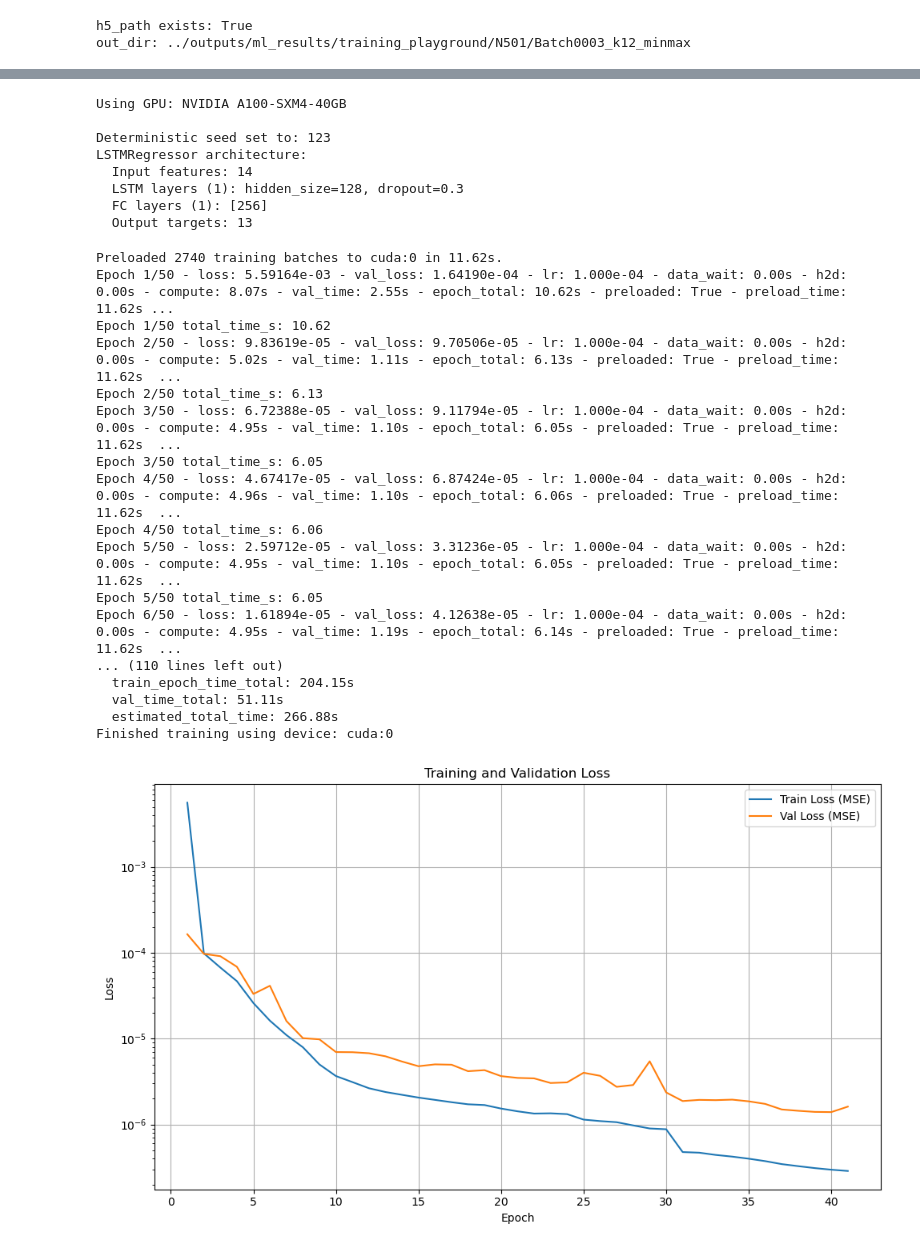
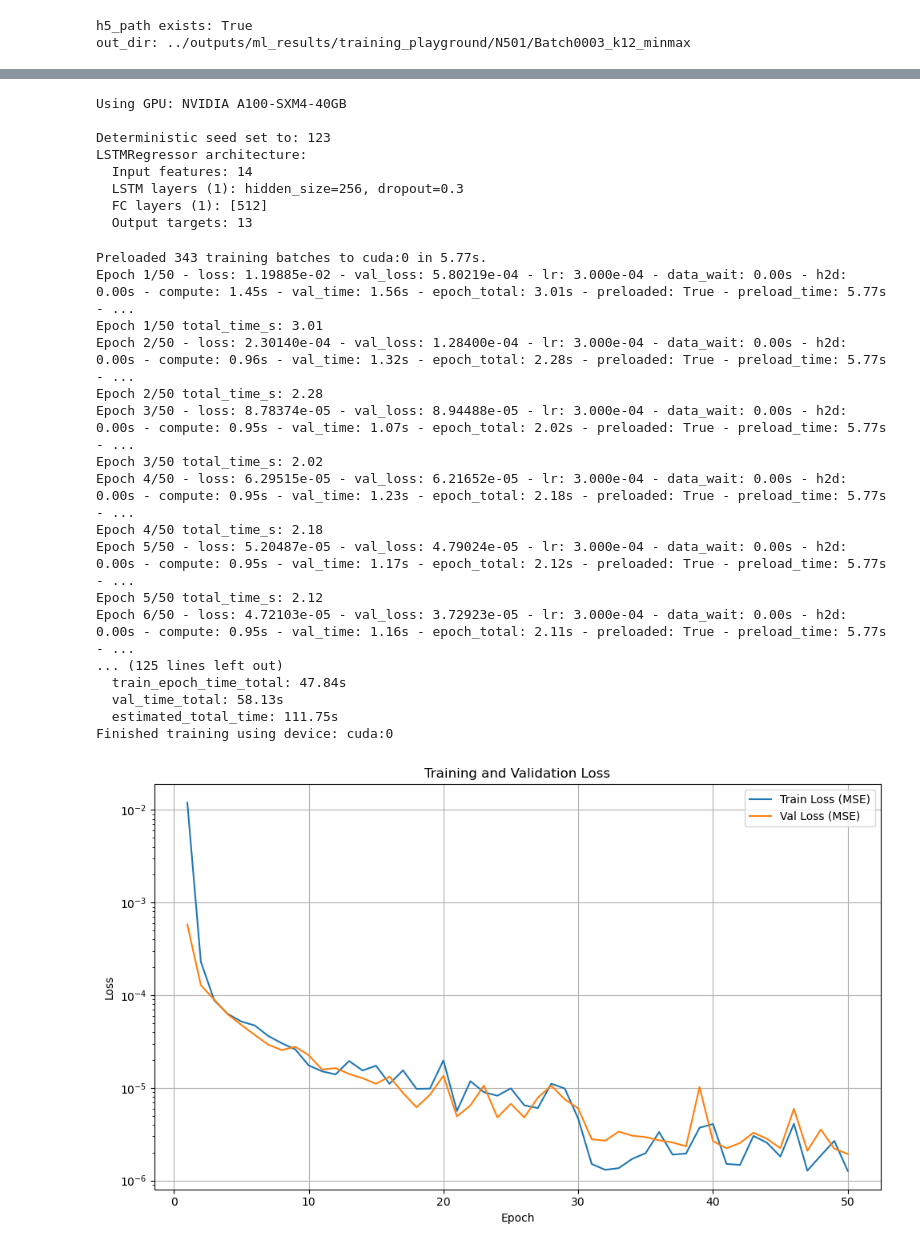
Before and after one commit to LoganAlexanderBurnett/RABL, a Jupyter notebook: scripts/training_playground.ipynb, the cells around one changed output, grey strips where cells are left out. Cells and saved outputs as stored; diff of their text form; code cells hidden in the pictures.

Commit message:
test BS=512, 1024 for N=501

```diff
--- a/scripts/training_playground.ipynb
+++ b/scripts/training_playground.ipynb
@@ -12,23 +12,23 @@ from rabl.machine_learning.lstm_pipeline import (
     save_forecast_profiles_pdf,
 )
 # %%
-batch_size = 128
+batch_size = 1024
 epochs = 50
 seed = 123
 max_plots = 5
 
 n_lstm = 1
-lstm_hidden = 128              # shared across stacked layers
+lstm_hidden = 256              # shared across stacked layers
 lstm_dropout = 0.3            # ignored if n_lstm == 1 in nn.LSTM
 
 n_fc = 1
-fc_hidden = (256,)
+fc_hidden = (512,)
 
-learning_rate = 1e-4
+learning_rate = 3e-4
 preload_training_data = True
 
 
-h5_path = Path("../../../outputs/datasets/scaled_split/lstm_merged_batches_0003_k12_minmax_train0.70_val0.15_test0.15.h5")
+h5_path = Path("../outputs/datasets/scaled_split/lstm_merged_batches_0003_k12_minmax_train0.70_val0.15_test0.15.h5")
 out_dir = Path(f"../outputs/ml_results/training_playground/N501/Batch0003_k12_minmax/")
 out_dir.mkdir(parents=True, exist_ok=True)
 
@@ -76,47 +76,47 @@ Test profile: results_drum_profile_02004
 # %%
 model, history, used_device = pipeline.train(
     epochs=epochs,
     out_dir=out_dir,
     preload_train_to_device=preload_training_data,
-    early_stopping_min_delta=1e-6,
+    early_stopping_min_delta=1e-7,
     early_stopping_patience=10,
     restore_best_weights=True,
     step_lr_step_size=30,
     step_lr_gamma=0.5,
 
     # --- profiler options ---
     # enable_torch_profiler=True,
     # profiler_wait_steps=5,
     # profiler_warmup_steps=3,
     # profiler_active_steps=10,
     # profiler_repeat=2,
     # profiler_row_limit=50,
 )
 print(f"Finished training using device: {used_device}")
 # %% [output]
 Using GPU: NVIDIA A100-SXM4-40GB
 
 Deterministic seed set to: 123
 LSTMRegressor architecture:
   Input features: 14
-  LSTM layers (1): hidden_size=128, dropout=0.3
-  FC layers (1): [256]
+  LSTM layers (1): hidden_size=256, dropout=0.3
+  FC layers (1): [512]
   Output targets: 13
-Preloaded 2740 training batches to cuda:0 in 11.62s.
-Epoch 1/50 - loss: 5.59164e-03 - val_loss: 1.64190e-04 - lr: 1.000e-04 - data_wait: 0.00s - h2d: 0.00s - compute: 8.07s - val_time: 2.55s - epoch_total: 10.62s - preloaded: True - preload_time: 11.62s ...
-Epoch 1/50 total_time_s: 10.62
-Epoch 2/50 - loss: 9.83619e-05 - val_loss: 9.70506e-05 - lr: 1.000e-04 - data_wait: 0.00s - h2d: 0.00s - compute: 5.02s - val_time: 1.11s - epoch_total: 6.13s - preloaded: True - preload_time: 11.62s  ...
-Epoch 2/50 total_time_s: 6.13
-Epoch 3/50 - loss: 6.72388e-05 - val_loss: 9.11794e-05 - lr: 1.000e-04 - data_wait: 0.00s - h2d: 0.00s - compute: 4.95s - val_time: 1.10s - epoch_total: 6.05s - preloaded: True - preload_time: 11.62s  ...
-Epoch 3/50 total_time_s: 6.05
-Epoch 4/50 - loss: 4.67417e-05 - val_loss: 6.87424e-05 - lr: 1.000e-04 - data_wait: 0.00s - h2d: 0.00s - compute: 4.96s - val_time: 1.10s - epoch_total: 6.06s - preloaded: True - preload_time: 11.62s  ...
-Epoch 4/50 total_time_s: 6.06
-Epoch 5/50 - loss: 2.59712e-05 - val_loss: 3.31236e-05 - lr: 1.000e-04 - data_wait: 0.00s - h2d: 0.00s - compute: 4.95s - val_time: 1.10s - epoch_total: 6.05s - preloaded: True - preload_time: 11.62s  ...
-Epoch 5/50 total_time_s: 6.05
-Epoch 6/50 - loss: 1.61894e-05 - val_loss: 4.12638e-05 - lr: 1.000e-04 - data_wait: 0.00s - h2d: 0.00s - compute: 4.95s - val_time: 1.19s - epoch_total: 6.14s - preloaded: True - preload_time: 11.62s  ...
-... (110 lines left out)
-  train_epoch_time_total: 204.15s
-  val_time_total: 51.11s
-  estimated_total_time: 266.88s
+Preloaded 343 training batches to cuda:0 in 5.77s.
+Epoch 1/50 - loss: 1.19885e-02 - val_loss: 5.80219e-04 - lr: 3.000e-04 - data_wait: 0.00s - h2d: 0.00s - compute: 1.45s - val_time: 1.56s - epoch_total: 3.01s - preloaded: True - preload_time: 5.77s - ...
+Epoch 1/50 total_time_s: 3.01
+Epoch 2/50 - loss: 2.30140e-04 - val_loss: 1.28400e-04 - lr: 3.000e-04 - data_wait: 0.00s - h2d: 0.00s - compute: 0.96s - val_time: 1.32s - epoch_total: 2.28s - preloaded: True - preload_time: 5.77s - ...
+Epoch 2/50 total_time_s: 2.28
+Epoch 3/50 - loss: 8.78374e-05 - val_loss: 8.94488e-05 - lr: 3.000e-04 - data_wait: 0.00s - h2d: 0.00s - compute: 0.95s - val_time: 1.07s - epoch_total: 2.02s - preloaded: True - preload_time: 5.77s - ...
+Epoch 3/50 total_time_s: 2.02
+Epoch 4/50 - loss: 6.29515e-05 - val_loss: 6.21652e-05 - lr: 3.000e-04 - data_wait: 0.00s - h2d: 0.00s - compute: 0.95s - val_time: 1.23s - epoch_total: 2.18s - preloaded: True - preload_time: 5.77s - ...
+Epoch 4/50 total_time_s: 2.18
+Epoch 5/50 - loss: 5.20487e-05 - val_loss: 4.79024e-05 - lr: 3.000e-04 - data_wait: 0.00s - h2d: 0.00s - compute: 0.95s - val_time: 1.17s - epoch_total: 2.12s - preloaded: True - preload_time: 5.77s - ...
+Epoch 5/50 total_time_s: 2.12
+Epoch 6/50 - loss: 4.72103e-05 - val_loss: 3.72923e-05 - lr: 3.000e-04 - data_wait: 0.00s - h2d: 0.00s - compute: 0.95s - val_time: 1.16s - epoch_total: 2.11s - preloaded: True - preload_time: 5.77s - ...
+... (125 lines left out)
+  train_epoch_time_total: 47.84s
+  val_time_total: 58.13s
+  estimated_total_time: 111.75s
 Finished training using device: cuda:0
-[figure, old version]
+[figure, new version]
```
Also changed, not shown: parts of 3 cells of this notebook, 1 other file.
